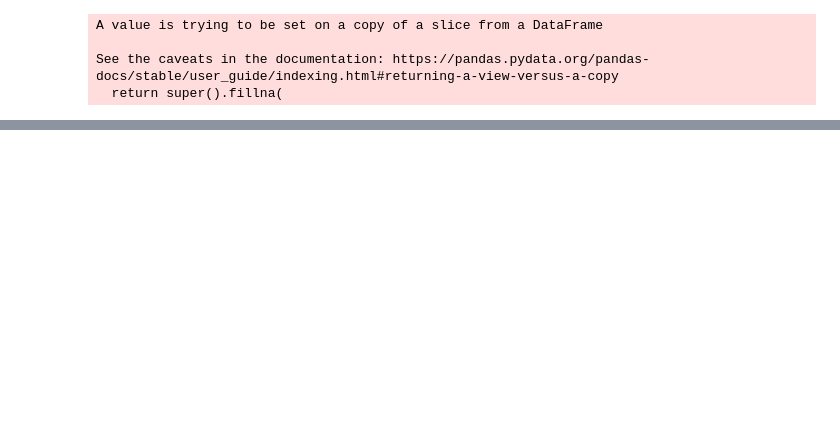
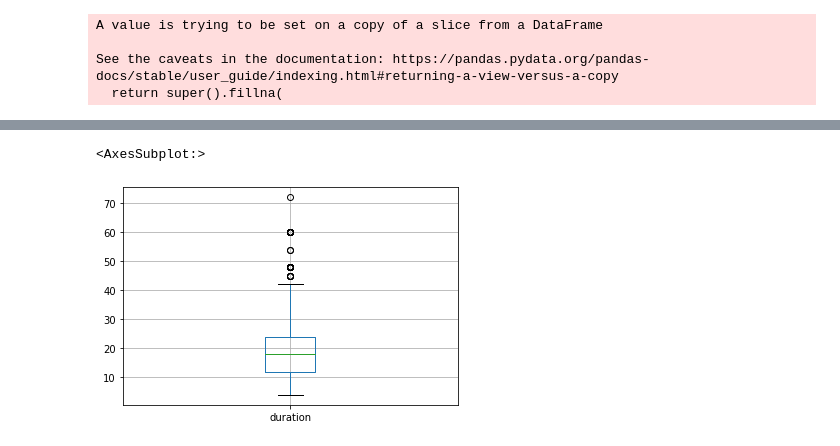
Before and after one commit to lnspeedy/CreditRisk_Classification, a Jupyter notebook: exploration/Feature engineering.ipynb, the cells around one changed output, grey strips where cells are left out. Drawn from its saved outputs; the diff is of its cells as text; code cells hidden in the pictures; blank space fills up the shorter version.

```diff
--- a/exploration/Feature engineering.ipynb
+++ b/exploration/Feature engineering.ipynb
@@ -119,3 +160,0 @@ num.boxplot(column='existing_credits')
-# %%
-#nous allons maintenant remplacer les valeurs abérrantes
-num['existing_credits'] = num['existing_credits'].mask(num['existing_credits']>3, mean)
@@ -123,0 +169,5 @@ NameError: name 'mean' is not defined
+# %%
+num.boxplot(column='duration')
+# %% [output]
+<AxesSubplot:>
+[figure, added]
```
Also changed, not shown: parts of 37 cells of this notebook, 1 other file.
